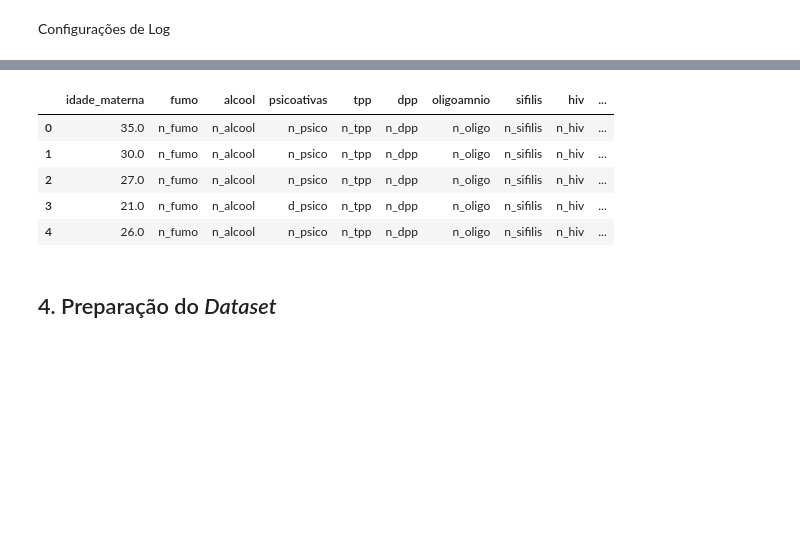
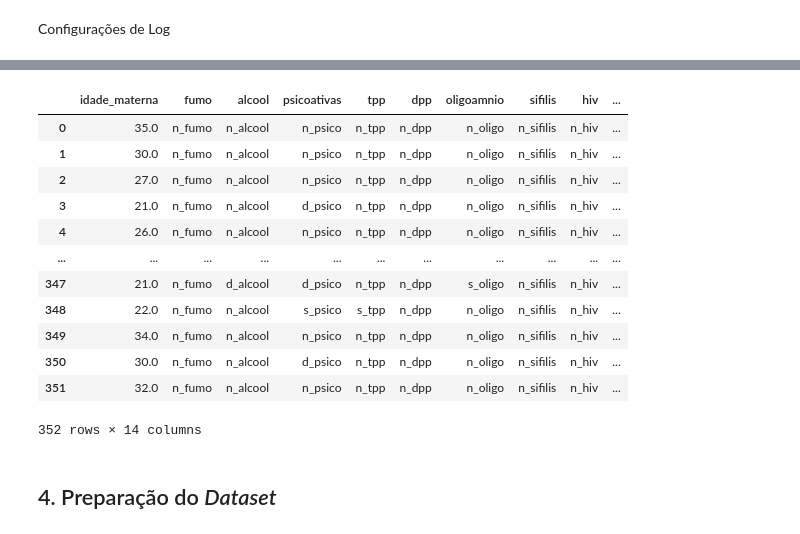
Before and after one commit to ecalasans-pro/mlprojfinal, a Jupyter notebook: ml_pf_DFMANAGE.ipynb, the cells around one changed output, grey strips where cells are left out. Saved outputs shown, nothing was run; the diff lists cells and outputs as text; code cells hidden in the pictures; blank space fills up the shorter version.

```diff
--- a/ml_pf_DFMANAGE.ipynb
+++ b/ml_pf_DFMANAGE.ipynb
@@ -91,12 +85,19 @@ Syncing run devout-armadillo-193 to Weights & Biases (docs)
 # %%
-df_total.head()
+df_total
 # %% [output]
 |  | idade_materna | fumo | alcool | psicoativas | tpp | dpp | oligoamnio | sifilis | hiv | ... |
 | 0 | 35.0 | n_fumo | n_alcool | n_psico | n_tpp | n_dpp | n_oligo | n_sifilis | n_hiv | ... |
 | 1 | 30.0 | n_fumo | n_alcool | n_psico | n_tpp | n_dpp | n_oligo | n_sifilis | n_hiv | ... |
 | 2 | 27.0 | n_fumo | n_alcool | n_psico | n_tpp | n_dpp | n_oligo | n_sifilis | n_hiv | ... |
 | 3 | 21.0 | n_fumo | n_alcool | d_psico | n_tpp | n_dpp | n_oligo | n_sifilis | n_hiv | ... |
 | 4 | 26.0 | n_fumo | n_alcool | n_psico | n_tpp | n_dpp | n_oligo | n_sifilis | n_hiv | ... |
+| ... | ... | ... | ... | ... | ... | ... | ... | ... | ... | ... |
+| 347 | 21.0 | n_fumo | d_alcool | d_psico | n_tpp | n_dpp | s_oligo | n_sifilis | n_hiv | ... |
+| 348 | 22.0 | n_fumo | n_alcool | s_psico | s_tpp | n_dpp | n_oligo | n_sifilis | n_hiv | ... |
+| 349 | 34.0 | n_fumo | n_alcool | n_psico | n_tpp | n_dpp | n_oligo | n_sifilis | n_hiv | ... |
+| 350 | 30.0 | n_fumo | n_alcool | d_psico | n_tpp | n_dpp | n_oligo | n_sifilis | n_hiv | ... |
+| 351 | 32.0 | n_fumo | n_alcool | n_psico | n_tpp | n_dpp | n_oligo | n_sifilis | n_hiv | ... |
+352 rows × 14 columns
 # %% [markdown]
 ## 4. Preparação do *Dataset*
 # %% [markdown]
```
Also changed, not shown: parts of 22 cells of this notebook, 1 other file.
